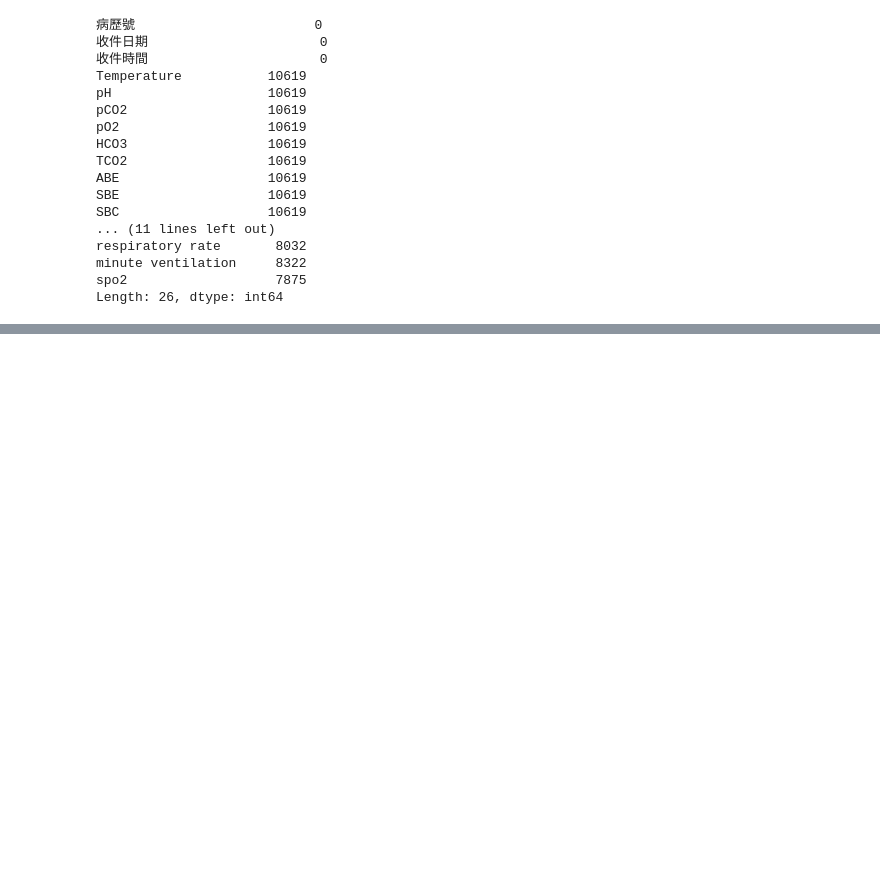
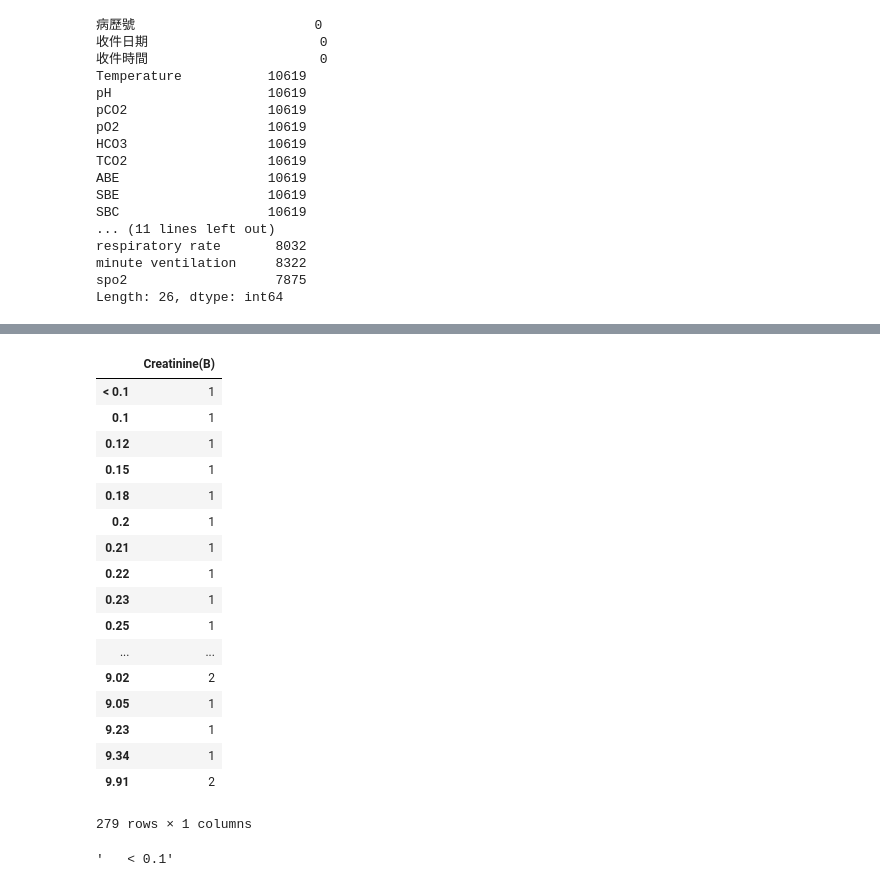
Before and after one commit to yungshun317/sklearn-aftygh-respiratory-therapy, a Jupyter notebook: aftygh_respiratory_therapy.ipynb, the cells around one changed output, grey strips where cells are left out. Saved outputs shown, nothing was run; the diff lists cells and outputs as text; code cells hidden in the pictures; blank space fills up the shorter version.

```diff
--- a/aftygh_respiratory_therapy.ipynb
+++ b/aftygh_respiratory_therapy.ipynb
@@ -129,0 +172,4 @@ memory usage: 394.7+ KB
+# %%
+merged_data_dropna['BUN (B)'].replace({'     < 1': 1}, inplace=True)
+merged_data_dropna['BUN (B)'] = pd.to_numeric(merged_data_dropna['BUN (B)'])
+merged_data_dropna.info()
@@ -129,0 +203,26 @@ memory usage: 394.7+ KB
+# %%
+merged_data_creatinine_b = merged_data_dropna['Creatinine(B)'].value_counts().sort_index().to_frame()
+merged_data_creatinine_b
+# %% [output]
+|  | Creatinine(B) |
+| < 0.1 | 1 |
+| 0.1 | 1 |
+| 0.12 | 1 |
+| 0.15 | 1 |
+| 0.18 | 1 |
+| 0.2 | 1 |
+| 0.21 | 1 |
+| 0.22 | 1 |
+| 0.23 | 1 |
+| 0.25 | 1 |
+| ... | ... |
+| 9.02 | 2 |
+| 9.05 | 1 |
+| 9.23 | 1 |
+| 9.34 | 1 |
+| 9.91 | 2 |
+279 rows × 1 columns
+# %%
+merged_data_creatinine_b.index[0]
+# %% [output]
+'   < 0.1'
```
Also changed, not shown: parts of 23 cells of this notebook.
